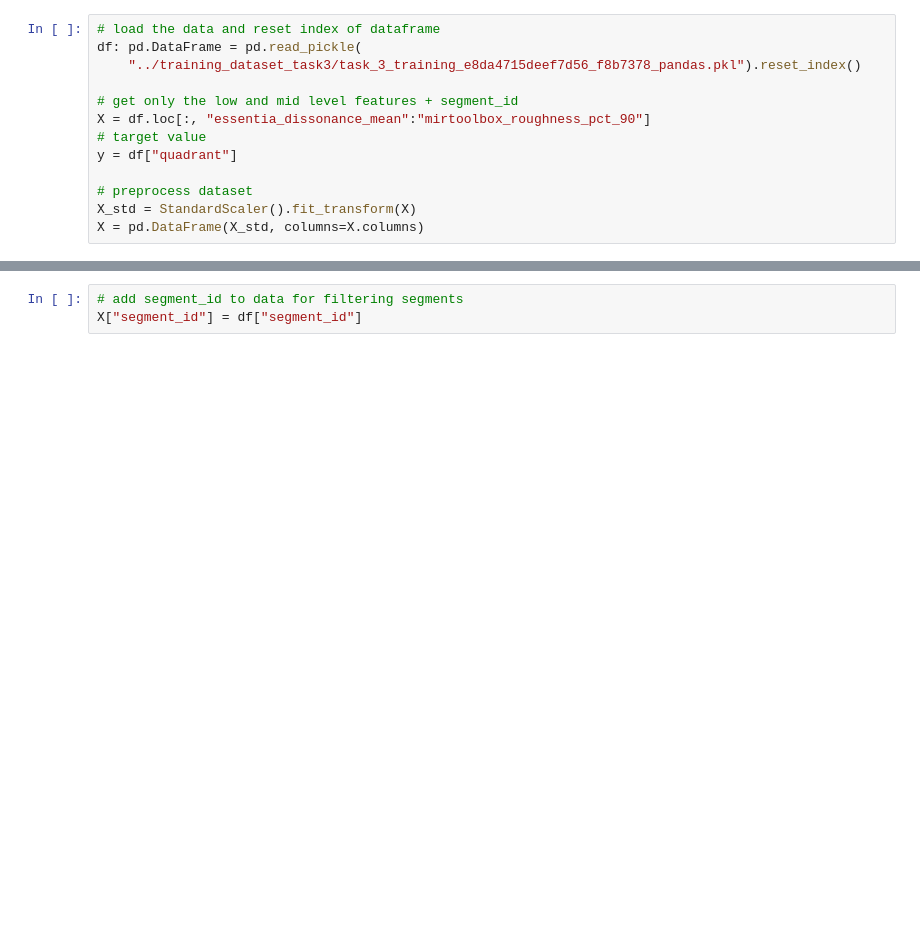
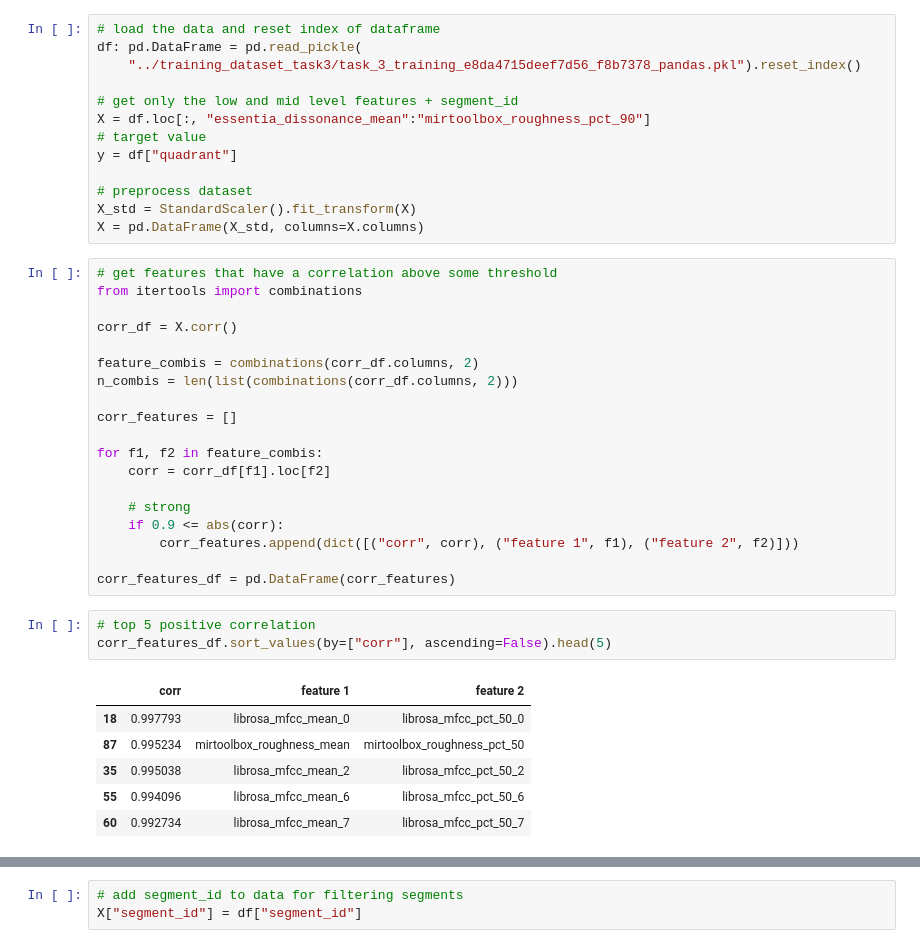
Before and after one commit to The-Deadly-Hyenas/Data-Classification, a Jupyter notebook: paul/kNN_explore.ipynb, the cells around one changed output, grey strips where cells are left out. Drawn from its saved outputs; the diff is of its cells as text; blank space fills up the shorter version.

```diff
--- a/paul/kNN_explore.ipynb
+++ b/paul/kNN_explore.ipynb
@@ -20,3 +20,32 @@ y = df["quadrant"]
 # preprocess dataset
 X_std = StandardScaler().fit_transform(X)
 X = pd.DataFrame(X_std, columns=X.columns)
+# %%
+# get features that have a correlation above some threshold
+from itertools import combinations
+
+corr_df = X.corr()
+
+feature_combis = combinations(corr_df.columns, 2)
+n_combis = len(list(combinations(corr_df.columns, 2)))
+
+corr_features = []
+
+for f1, f2 in feature_combis:
+    corr = corr_df[f1].loc[f2]
+
+    # strong
+    if 0.9 <= abs(corr):
+        corr_features.append(dict([("corr", corr), ("feature 1", f1), ("feature 2", f2)]))
+
+corr_features_df = pd.DataFrame(corr_features)
+# %%
+# top 5 positive correlation
+corr_features_df.sort_values(by=["corr"], ascending=False).head(5)
+# %% [output]
+|  | corr | feature 1 | feature 2 |
+| 18 | 0.997793 | librosa_mfcc_mean_0 | librosa_mfcc_pct_50_0 |
+| 87 | 0.995234 | mirtoolbox_roughness_mean | mirtoolbox_roughness_pct_50 |
+| 35 | 0.995038 | librosa_mfcc_mean_2 | librosa_mfcc_pct_50_2 |
+| 55 | 0.994096 | librosa_mfcc_mean_6 | librosa_mfcc_pct_50_6 |
+| 60 | 0.992734 | librosa_mfcc_mean_7 | librosa_mfcc_pct_50_7 |
```
Also changed, not shown: parts of 3 cells of this notebook.
